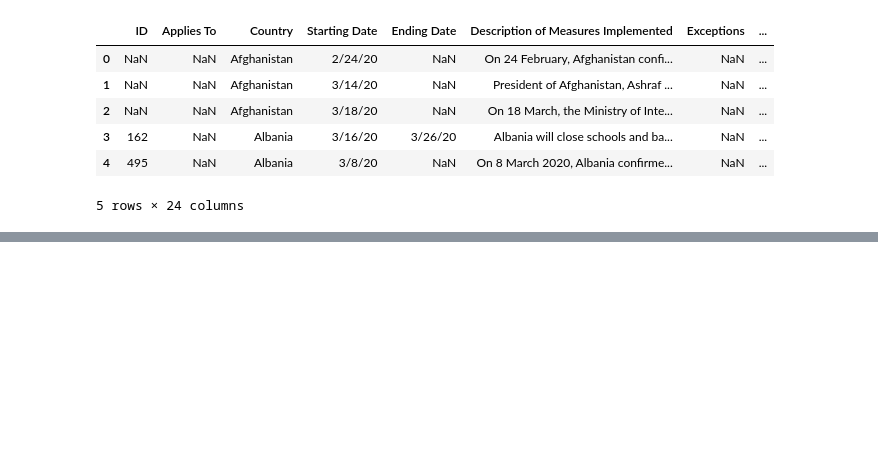
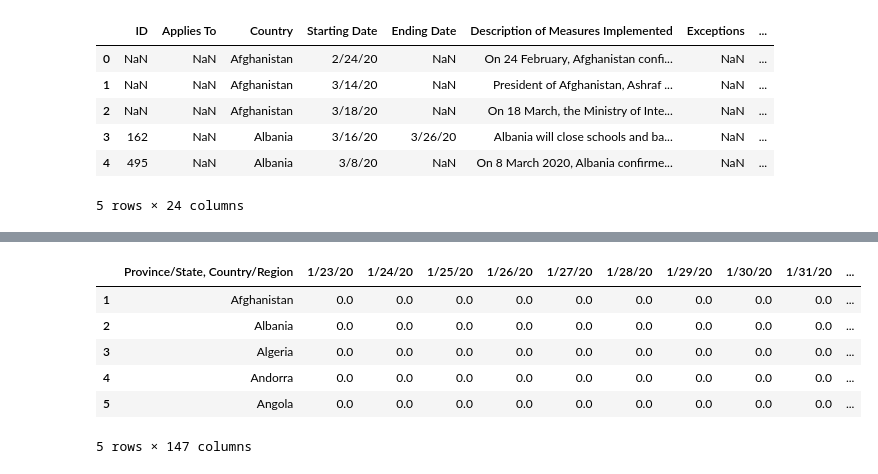
Before and after one commit to felzek/covid-project, a Jupyter notebook: Policies_Datset.ipynb, the cells around one changed output, grey strips where cells are left out. Saved outputs shown, nothing was run; the diff lists cells and outputs as text; code cells hidden in the pictures; blank space fills up the shorter version.

```diff
--- a/Policies_Datset.ipynb
+++ b/Policies_Datset.ipynb
@@ -250,0 +261,12 @@ policies_dataset.to_csv(r'./dataset/Policies_Dataset.csv')
+# %%
+covid_cases = covid_cases.dropna()
+# %%
+covid_cases.head()
+# %% [output]
+|  | Province/State, Country/Region | 1/23/20 | 1/24/20 | 1/25/20 | 1/26/20 | 1/27/20 | 1/28/20 | 1/29/20 | 1/30/20 | 1/31/20 | ... |
+| 1 | Afghanistan | 0.0 | 0.0 | 0.0 | 0.0 | 0.0 | 0.0 | 0.0 | 0.0 | 0.0 | ... |
+| 2 | Albania | 0.0 | 0.0 | 0.0 | 0.0 | 0.0 | 0.0 | 0.0 | 0.0 | 0.0 | ... |
+| 3 | Algeria | 0.0 | 0.0 | 0.0 | 0.0 | 0.0 | 0.0 | 0.0 | 0.0 | 0.0 | ... |
+| 4 | Andorra | 0.0 | 0.0 | 0.0 | 0.0 | 0.0 | 0.0 | 0.0 | 0.0 | 0.0 | ... |
+| 5 | Angola | 0.0 | 0.0 | 0.0 | 0.0 | 0.0 | 0.0 | 0.0 | 0.0 | 0.0 | ... |
+5 rows × 147 columns
```
Also changed, not shown: parts of 5 cells of this notebook, 1 other file.
